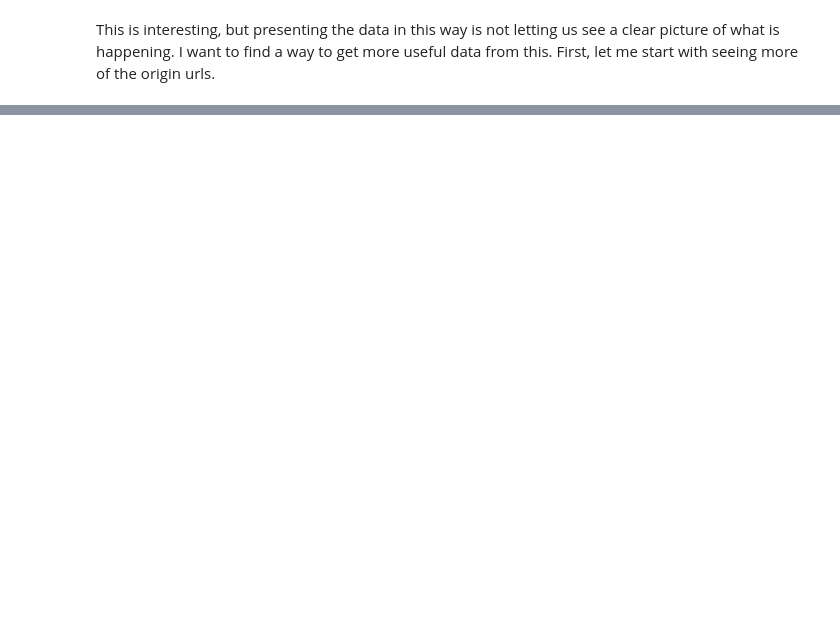
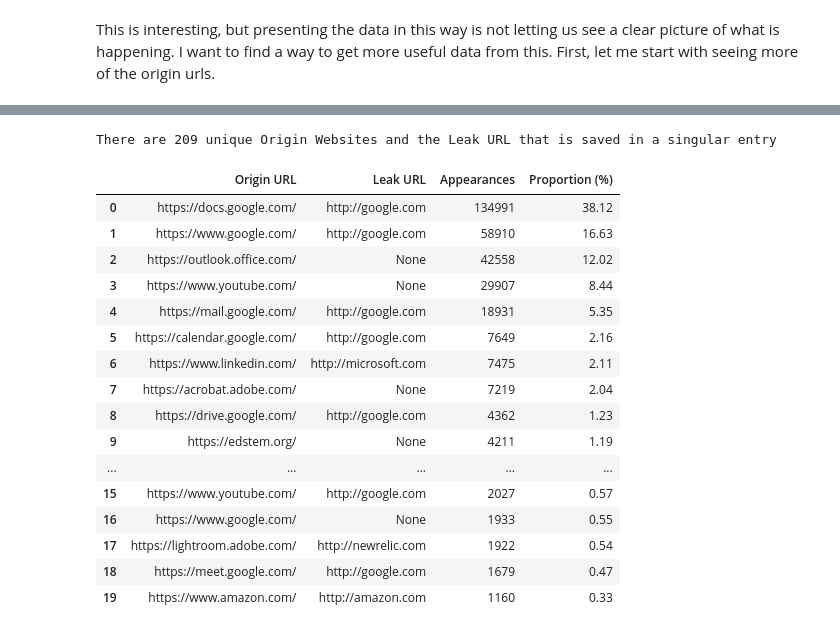
Before and after one commit to NoahApthorpe/EdTechInspector, a Jupyter notebook: EDA/25thJuly_DA_output_rewriting.ipynb, the cells around one changed output, grey strips where cells are left out. Drawn from its saved outputs; the diff is of its cells as text; code cells hidden in the pictures; blank space fills up the shorter version.

```diff
--- a/EDA/25thJuly_DA_output_rewriting.ipynb
+++ b/EDA/25thJuly_DA_output_rewriting.ipynb
@@ -82,4 +128,5 @@ for d in filtered_data1:
 # %% [markdown]
 Since writing data into a Pandas Dataframe requires both columns to be of the same length, I have to ammend my code a bit, by adding the string "None" when there is not a Leak_URl recorded. Here I am just ensuring both lists, which will be inputted as future column data, are the same length:
 # %%
-len(Leak_URLS), len(Origin_URLS)
+print(len(Leak_URLS), len(Origin_URLS))
+LEAK_URLS_LEN = len(Leak_URLS)
@@ -117,0 +341,3 @@ We see google.com, the search platform being responsible for 17.18% of the leaks
+# %%
+tracker_and_origin = simple_produce_count(list(zip(Origin_URLS, Leak_URLS)))
+tracker_and_origin
@@ -117,0 +362,29 @@ We see google.com, the search platform being responsible for 17.18% of the leaks
+# %%
+print(f'There are {len(tracker_and_origin.values())} unique Origin Websites and the Leak URL that is saved in a singular entry')
+# %% [output]
+There are 209 unique Origin Websites and the Leak URL that is saved in a singular entry
+# %%
+list(tracker_and_origin.keys())
+origin_1, leak_1 = map(list, zip(*list(tracker_and_origin.keys())
+))
+df_tracker_and_origin = pd.DataFrame.from_dict({'Origin URL': origin_1, 'Leak URL': leak_1, 'Appearances': list(tracker_and_origin.values())})
+df_tracker_and_origin['Proportion (%)'] = round((df_tracker_and_origin.Appearances/LEAK_URLS_LEN)*100,2)
+df_tracker_and_origin.head(20)
+# %% [output]
+|  | Origin URL | Leak URL | Appearances | Proportion (%) |
+| 0 | https://docs.google.com/ | http://google.com | 134991 | 38.12 |
+| 1 | https://www.google.com/ | http://google.com | 58910 | 16.63 |
+| 2 | https://outlook.office.com/ | None | 42558 | 12.02 |
+| 3 | https://www.youtube.com/ | None | 29907 | 8.44 |
+| 4 | https://mail.google.com/ | http://google.com | 18931 | 5.35 |
+| 5 | https://calendar.google.com/ | http://google.com | 7649 | 2.16 |
+| 6 | https://www.linkedin.com/ | http://microsoft.com | 7475 | 2.11 |
+| 7 | https://acrobat.adobe.com/ | None | 7219 | 2.04 |
+| 8 | https://drive.google.com/ | http://google.com | 4362 | 1.23 |
+| 9 | https://edstem.org/ | None | 4211 | 1.19 |
+| ... | ... | ... | ... | ... |
+| 15 | https://www.youtube.com/ | http://google.com | 2027 | 0.57 |
+| 16 | https://www.google.com/ | None | 1933 | 0.55 |
+| 17 | https://lightroom.adobe.com/ | http://newrelic.com | 1922 | 0.54 |
+| 18 | https://meet.google.com/ | http://google.com | 1679 | 0.47 |
+| 19 | https://www.amazon.com/ | http://amazon.com | 1160 | 0.33 |
```
Also changed, not shown: parts of 39 cells of this notebook, 1 other file.
